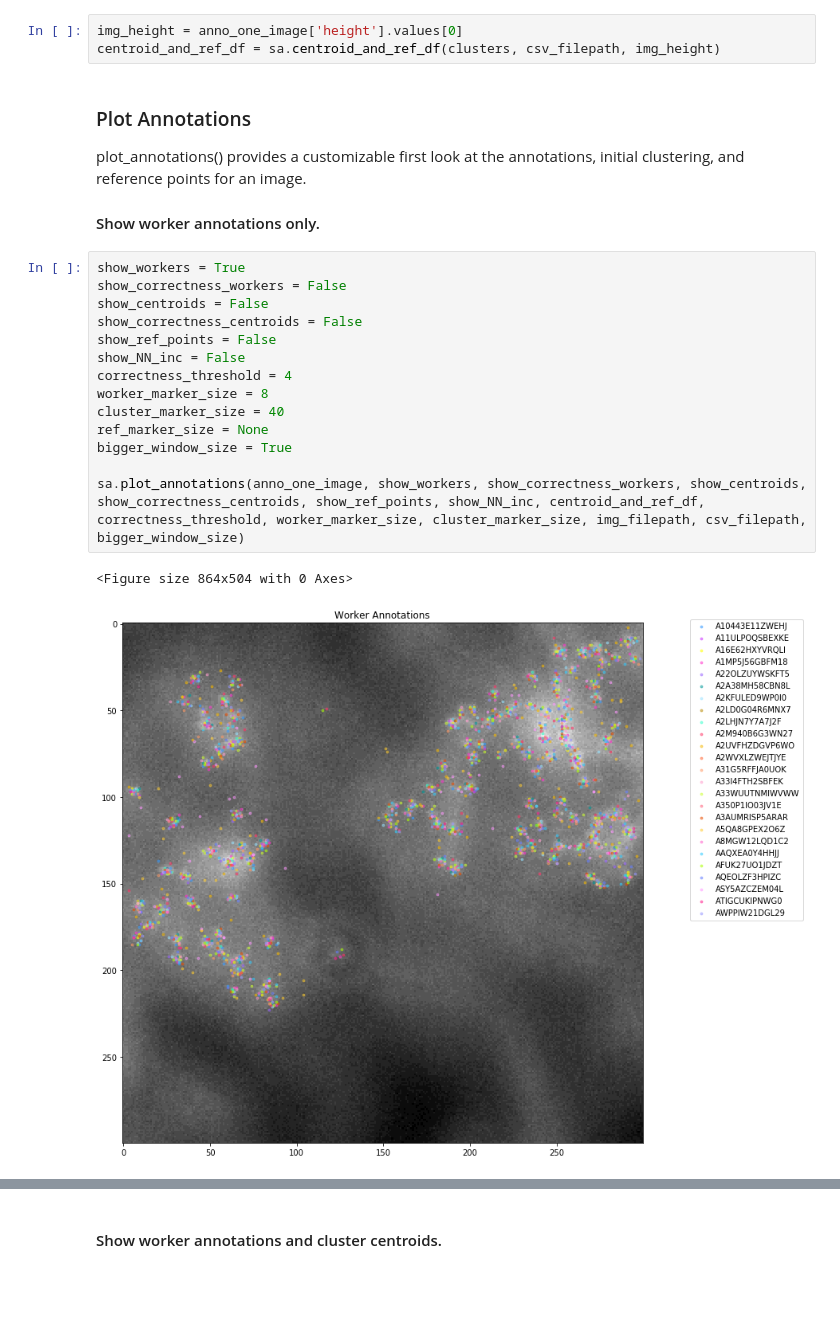
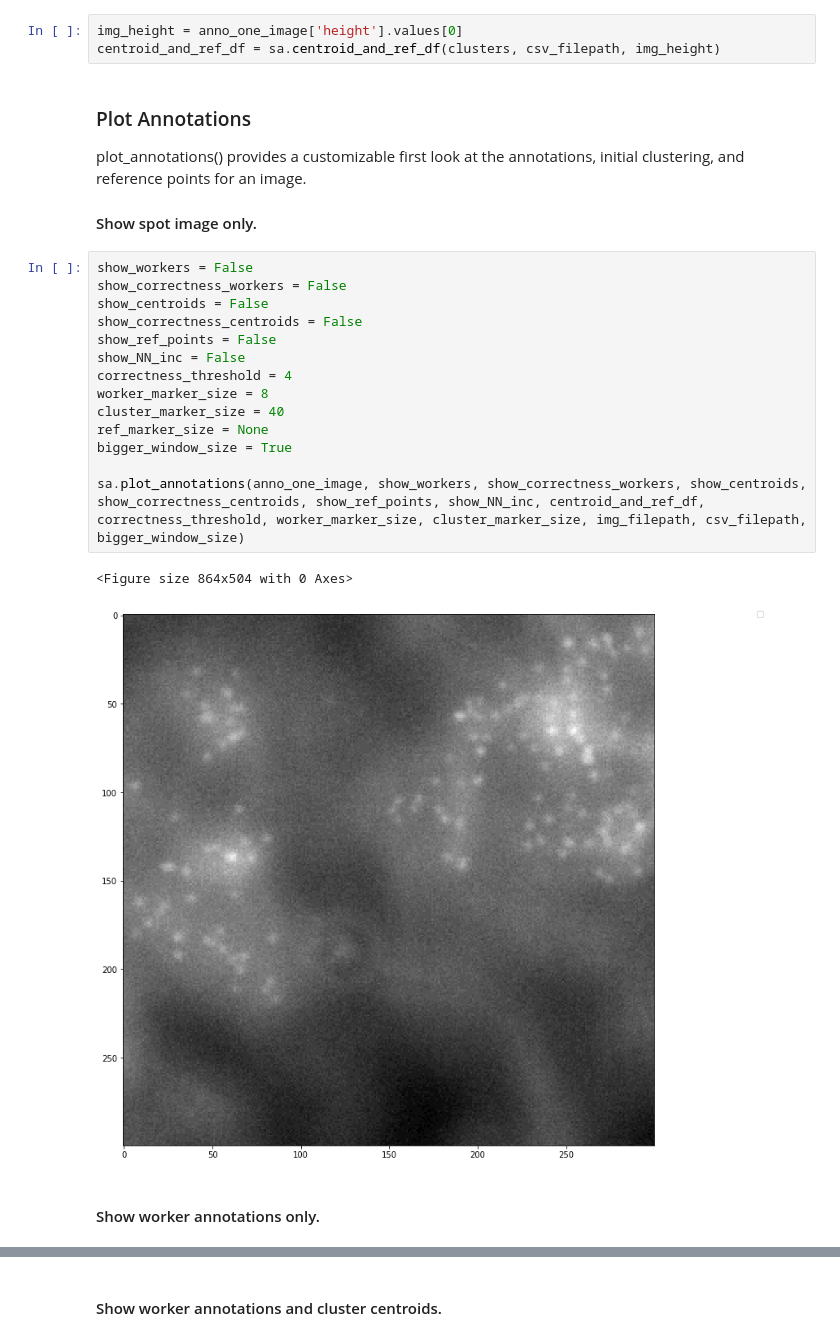
Before and after one commit to czbiohub-sf/instapipeline, a Jupyter notebook: Annotation/demo_SpotAnnotationAnalysis.ipynb, the cells around one changed output, grey strips where cells are left out. Cells and saved outputs as stored; diff of their text form; blank space fills up the shorter version.

```diff
--- a/Annotation/demo_SpotAnnotationAnalysis.ipynb
+++ b/Annotation/demo_SpotAnnotationAnalysis.ipynb
@@ -60,21 +60,23 @@ centroid_and_ref_df = sa.centroid_and_ref_df(clusters, csv_filepath, img_height)
 
 plot_annotations() provides a customizable first look at the annotations, initial clustering, and reference points for an image.
 
-#### Show worker annotations only.
+#### Show spot image only.
 # %%
-show_workers = True
+show_workers = False
 show_correctness_workers = False
 show_centroids = False
 show_correctness_centroids = False
 show_ref_points = False
 show_NN_inc = False
 correctness_threshold = 4
 worker_marker_size = 8
 cluster_marker_size = 40
 ref_marker_size = None
 bigger_window_size = True
 
 sa.plot_annotations(anno_one_image, show_workers, show_correctness_workers, show_centroids, show_correctness_centroids, show_ref_points, show_NN_inc, centroid_and_ref_df, correctness_threshold, worker_marker_size, cluster_marker_size, img_filepath, csv_filepath, bigger_window_size)
 # %% [output]
 <Figure size 864x504 with 0 Axes>
-[figure, old version]
+[figure, new version]
+# %% [markdown]
+#### Show worker annotations only.
```
Also changed, not shown: parts of 3 cells of this notebook, 3 other files.
